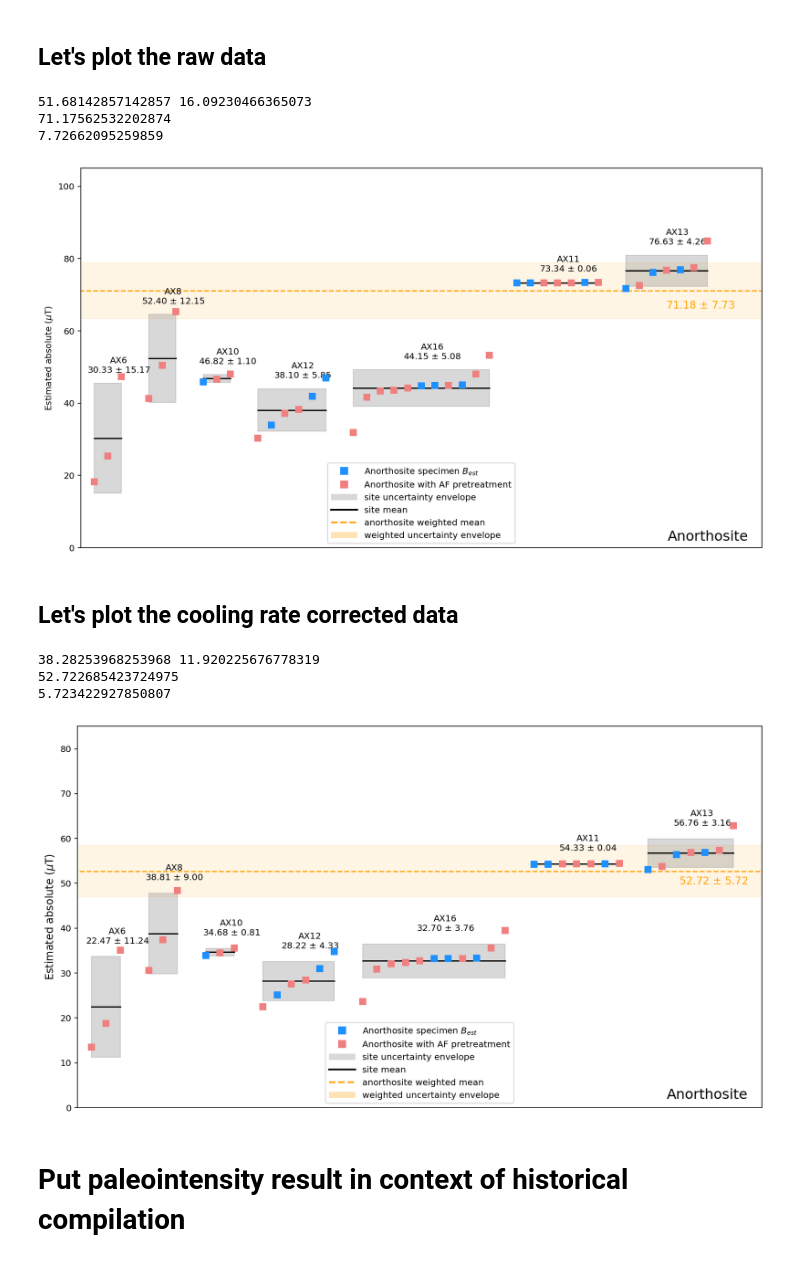
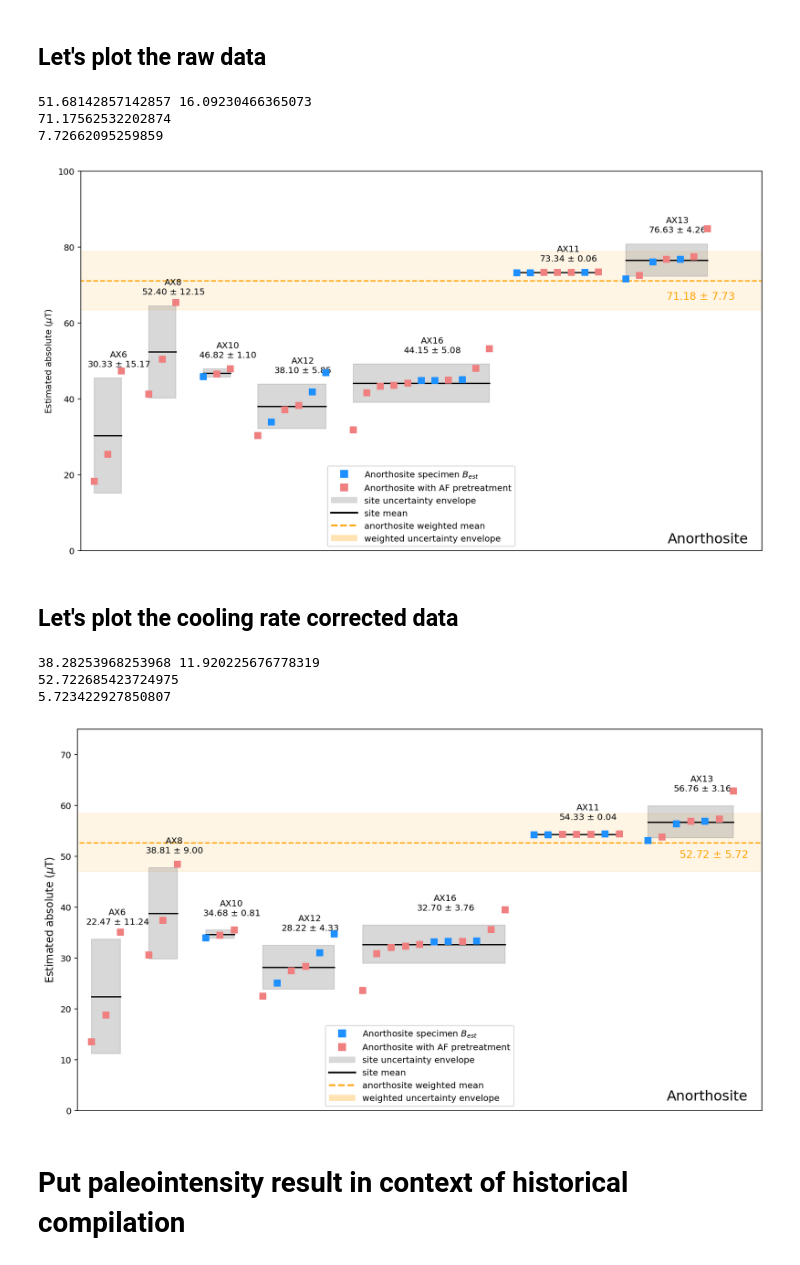
Before and after one commit to Swanson-Hysell-Group/AX_BD_PINT, a Jupyter notebook: code/AX_BD_PINT.ipynb, the cells around one changed output. Cells and saved outputs as stored; diff of their text form; code cells hidden in the pictures.

Commit message:
figure aspect ratio update

```diff
--- a/code/AX_BD_PINT.ipynb
+++ b/code/AX_BD_PINT.ipynb
@@ -417,7 +417,7 @@ else:
 ax.text(len(AX_all_PINT_specimen.specimen_int_uT.tolist())+9, 2, 'Anorthosite', horizontalalignment='right',fontsize=16)
 # ax.text(len(AX_all_PINT_specimen.specimen_int_uT.tolist())+14, 2, 'Diabase', horizontalalignment='right',fontsize=16)
 ax.set_xlim(0, len(AX_all_PINT_specimen.specimen_int_uT.tolist())+10+len(BD_all_PINT_specimen.specimen_int_uT.tolist()))
-ax.set_ylim(0,105)
+ax.set_ylim(0,100)
 ax.set_xticks([])
 ax.set_ylabel('Estimated absolute ($\mu$T)')
 
@@ -428,7 +428,7 @@ plt.show(fig)
 51.68142857142857 16.09230466365073
 71.17562532202874
 7.72662095259859
-[figure, old version]
+[figure, new version]
 # %% [markdown]
 ## Let's plot the cooling rate corrected data
 # %%
@@ -481,35 +481,35 @@ if plot_weighted_mean == True:
                         Patch(facecolor=AX_site_std_color, edgecolor='none', lw = 5, alpha = 0.3, label='site uncertainty envelope'),
                         Line2D([0], [0], color=AX_site_mean_color, lw=2, label = 'site mean'),
                         Line2D([0], [0], color=AX_weighted_mean_color, ls = 'dashed', lw=2, label = 'anorthosite weighted mean'),
                         Patch(facecolor=AX_grand_std_color, edgecolor='none', lw = 5, alpha = 0.3, label= 'weighted uncertainty envelope')]
 else:
     ax.text(len(AX_all_PINT_specimen.specimen_int_uT.tolist())+13.5, mean+1, '%.2f' % mean + ' $\pm$ ' + '%.2f' % std, color = AX_grand_mean_color, horizontalalignment='right',fontsize=12)
     # making legends here
     custom_legends = [Line2D([0], [0], marker='s', color='w', markerfacecolor=AX_spec_color, markersize=10, label='Anorthosite specimen $B_{est}$'),
 #                       Line2D([0], [0], marker='d', color='w', markerfacecolor=BD_spec_color, markersize=10, label='Diabase specimen $B_{est}$'),
                       Line2D([0], [0], marker='s', color='w', markerfacecolor='lightcoral', markersize=10, label='Anorthosite with AF pretreatment'),
 #                       Line2D([0], [0], marker='d', color='w', markerfacecolor='orchid', markersize=10, label='Diabase with AF pretreatment'),
                         Patch(facecolor=AX_site_std_color, edgecolor='none', lw = 5, alpha = 0.3, label='site uncertainty envelope'),
                         Line2D([0], [0], color=AX_site_mean_color, lw=2, label = 'site mean'),
                         Line2D([0], [0], color=AX_grand_mean_color, ls = 'dashed', lw=2, label = 'anorthosite grand mean'),
                         Line2D([0], [0], color=AX_grand_std_color, linestyle = 'dashed', lw=2, alpha = 0.5, label = 'grand uncertainty envelope')]
 
 ax.text(len(AX_all_PINT_specimen.specimen_int_uT.tolist())+7, 2, 'Anorthosite', horizontalalignment='right',fontsize=16)
 # ax.text(len(AX_all_PINT_specimen.specimen_int_uT.tolist())+14, 2, 'Diabase', horizontalalignment='right',fontsize=16)
 ax.set_xlim(0, len(AX_all_PINT_specimen.specimen_int_uT.tolist())+8)
-ax.set_ylim(0,85)
+ax.set_ylim(0,75)
 ax.set_xticks([])
 ax.set_ylabel('Estimated absolute ($\mu$T)', fontsize = 12)
 
 plt.legend(handles = custom_legends, loc = 8, handlelength = 3)
 # plt.title('Cooling rate corrected paleointensity estimates from the diabase and anorthosite')
 plt.savefig('code_output/Paleointensity_plot_cooling_corrected.pdf', bbox_inches='tight')
 plt.show(fig)
 # %% [output]
 38.28253968253968 11.920225676778319
 52.722685423724975
 5.723422927850807
-[figure, old version]
+[figure, new version]
 # %% [markdown]
 # Put paleointensity result in context of historical compilation
 # %% [markdown]
```
Also changed, not shown: parts of 2 cells of this notebook, 10 other files.
